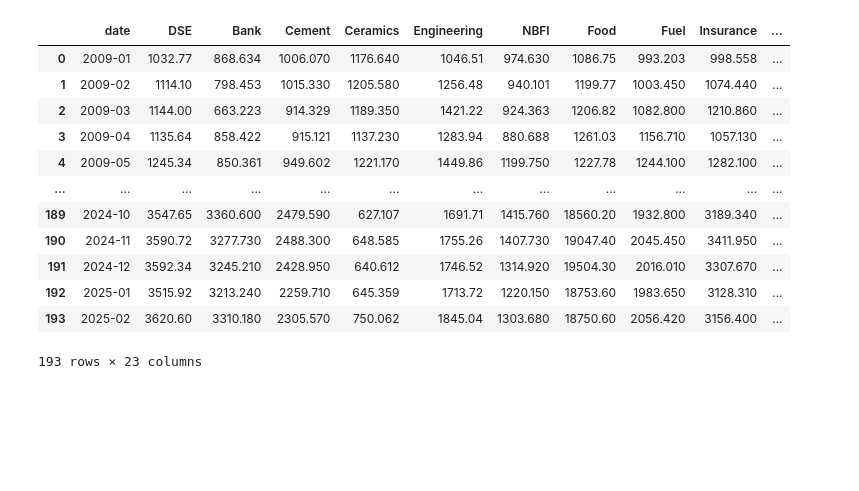
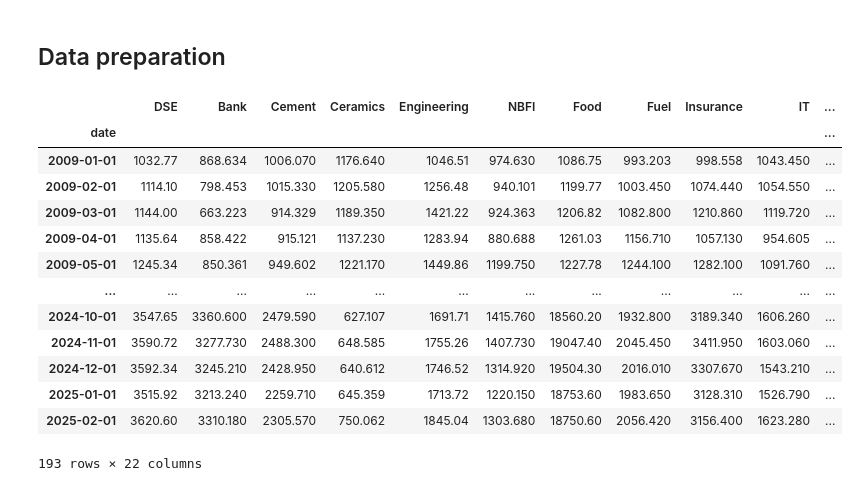
Before and after one commit to Mehedi24434/DSE_CMR_project, a Jupyter notebook: working_notebook.ipynb, the cells around one changed output. Drawn from its saved outputs; the diff is of its cells as text; code cells hidden in the pictures; blank space fills up the shorter version.

```diff
--- a/working_notebook.ipynb
+++ b/working_notebook.ipynb
@@ -3,29 +7,34 @@ import pandas as pd
+# %% [markdown]
+## Data preparation
 # %%
 index_data = pd.read_csv("./data/market_index_update.csv")  # read the prepared csv file
 index_data['date'] = pd.to_datetime(index_data['date'])     # convert them to pandas date format
 index_data.set_index('date', inplace=True)                  # make the date as index of the dataframe
 index_data = index_data.drop('DSEX', axis=1)                # remove the DSEX column, as we will use normalize index value instead
 agg_dict = {col: 'last' for col in index_data.columns}      # Create aggregation dictionary: sum 'Total Volume', take last for all other columns
 agg_dict['Total Volume'] = 'sum'
 monthly_index_data = index_data.resample('M').agg(agg_dict).dropna(subset=['Total Volume']).reset_index() # Perform monthly aggregation
 monthly_index_data['date'] = monthly_index_data['date'].dt.to_period('M').astype(str)
 call_money_data = pd.read_excel("./data/MONTHLY AVERAGE CALL MONEY MARKET RATES (Weighted Average) (1).xlsx",sheet_name="Sheet1") #read the call money data
 call_money_data['Month '] = pd.to_datetime(call_money_data['Month ']).dt.to_period('M').astype(str)
 call_money_data = call_money_data.rename(columns={'Month ': 'date'})
 data_sets = pd.merge(monthly_index_data, call_money_data, on='date', how='left') # merge both dataframe
 data_sets = data_sets.dropna()  # drop all NaN values
+data_sets['date'] = pd.to_datetime(data_sets['date'], format='%Y-%m')
+data_sets.set_index('date', inplace=True)
 data_sets
 # %% [output]
-|  | date | DSE | Bank | Cement | Ceramics | Engineering | NBFI | Food | Fuel | Insurance | ... |
-| 0 | 2009-01 | 1032.77 | 868.634 | 1006.070 | 1176.640 | 1046.51 | 974.630 | 1086.75 | 993.203 | 998.558 | ... |
-| 1 | 2009-02 | 1114.10 | 798.453 | 1015.330 | 1205.580 | 1256.48 | 940.101 | 1199.77 | 1003.450 | 1074.440 | ... |
-| 2 | 2009-03 | 1144.00 | 663.223 | 914.329 | 1189.350 | 1421.22 | 924.363 | 1206.82 | 1082.800 | 1210.860 | ... |
-| 3 | 2009-04 | 1135.64 | 858.422 | 915.121 | 1137.230 | 1283.94 | 880.688 | 1261.03 | 1156.710 | 1057.130 | ... |
-| 4 | 2009-05 | 1245.34 | 850.361 | 949.602 | 1221.170 | 1449.86 | 1199.750 | 1227.78 | 1244.100 | 1282.100 | ... |
+|  | DSE | Bank | Cement | Ceramics | Engineering | NBFI | Food | Fuel | Insurance | IT | ... |
+| date |  |  |  |  |  |  |  |  |  |  | ... |
+| 2009-01-01 | 1032.77 | 868.634 | 1006.070 | 1176.640 | 1046.51 | 974.630 | 1086.75 | 993.203 | 998.558 | 1043.450 | ... |
+| 2009-02-01 | 1114.10 | 798.453 | 1015.330 | 1205.580 | 1256.48 | 940.101 | 1199.77 | 1003.450 | 1074.440 | 1054.550 | ... |
+| 2009-03-01 | 1144.00 | 663.223 | 914.329 | 1189.350 | 1421.22 | 924.363 | 1206.82 | 1082.800 | 1210.860 | 1119.720 | ... |
+| 2009-04-01 | 1135.64 | 858.422 | 915.121 | 1137.230 | 1283.94 | 880.688 | 1261.03 | 1156.710 | 1057.130 | 954.605 | ... |
+| 2009-05-01 | 1245.34 | 850.361 | 949.602 | 1221.170 | 1449.86 | 1199.750 | 1227.78 | 1244.100 | 1282.100 | 1091.760 | ... |
 | ... | ... | ... | ... | ... | ... | ... | ... | ... | ... | ... | ... |
-| 189 | 2024-10 | 3547.65 | 3360.600 | 2479.590 | 627.107 | 1691.71 | 1415.760 | 18560.20 | 1932.800 | 3189.340 | ... |
-| 190 | 2024-11 | 3590.72 | 3277.730 | 2488.300 | 648.585 | 1755.26 | 1407.730 | 19047.40 | 2045.450 | 3411.950 | ... |
-| 191 | 2024-12 | 3592.34 | 3245.210 | 2428.950 | 640.612 | 1746.52 | 1314.920 | 19504.30 | 2016.010 | 3307.670 | ... |
-| 192 | 2025-01 | 3515.92 | 3213.240 | 2259.710 | 645.359 | 1713.72 | 1220.150 | 18753.60 | 1983.650 | 3128.310 | ... |
-| 193 | 2025-02 | 3620.60 | 3310.180 | 2305.570 | 750.062 | 1845.04 | 1303.680 | 18750.60 | 2056.420 | 3156.400 | ... |
+| 2024-10-01 | 3547.65 | 3360.600 | 2479.590 | 627.107 | 1691.71 | 1415.760 | 18560.20 | 1932.800 | 3189.340 | 1606.260 | ... |
+| 2024-11-01 | 3590.72 | 3277.730 | 2488.300 | 648.585 | 1755.26 | 1407.730 | 19047.40 | 2045.450 | 3411.950 | 1603.060 | ... |
+| 2024-12-01 | 3592.34 | 3245.210 | 2428.950 | 640.612 | 1746.52 | 1314.920 | 19504.30 | 2016.010 | 3307.670 | 1543.210 | ... |
+| 2025-01-01 | 3515.92 | 3213.240 | 2259.710 | 645.359 | 1713.72 | 1220.150 | 18753.60 | 1983.650 | 3128.310 | 1526.790 | ... |
+| 2025-02-01 | 3620.60 | 3310.180 | 2305.570 | 750.062 | 1845.04 | 1303.680 | 18750.60 | 2056.420 | 3156.400 | 1623.280 | ... |
-193 rows × 23 columns
+193 rows × 22 columns
```
Also changed, not shown: parts of 20 cells of this notebook.
